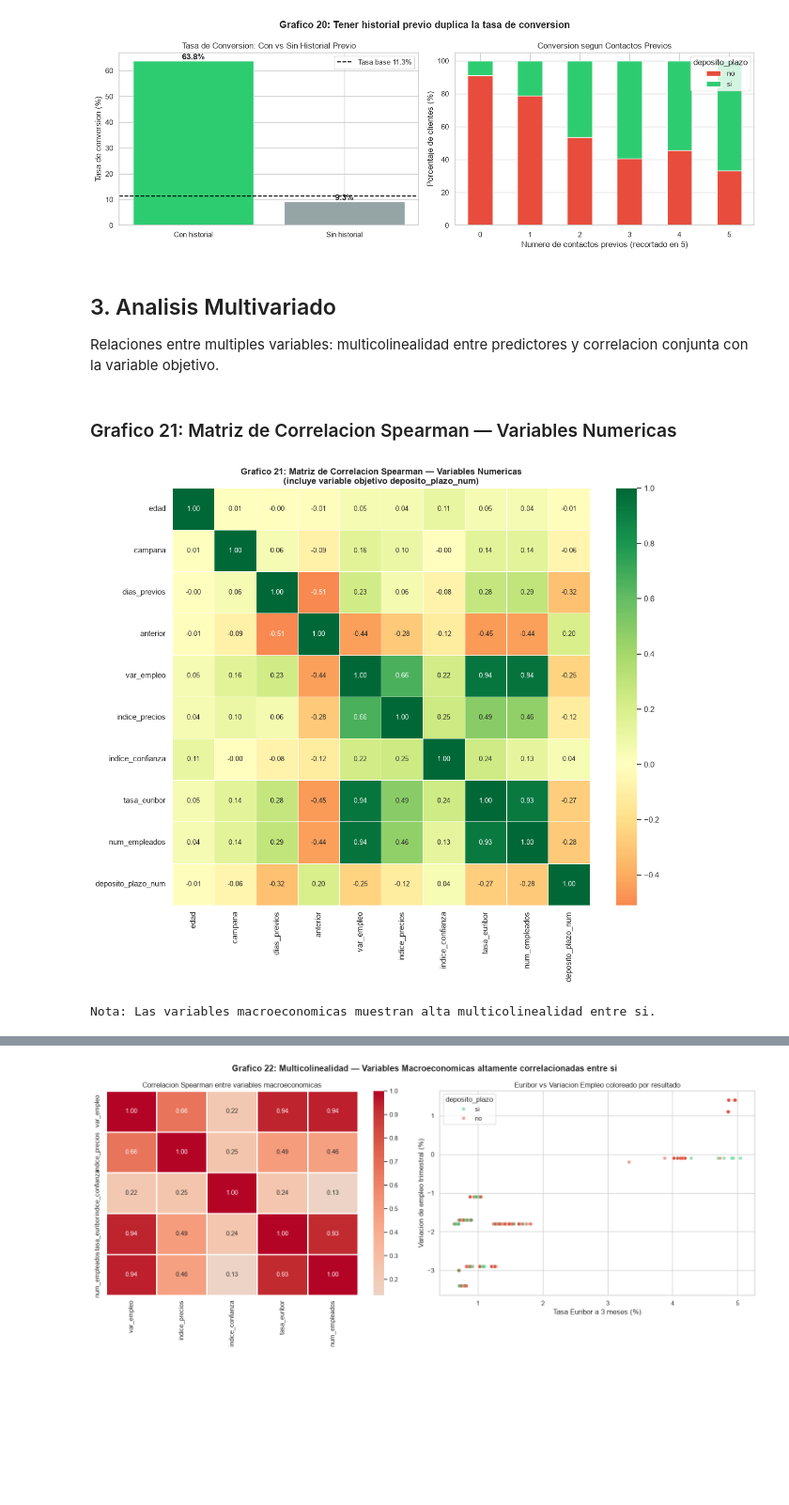
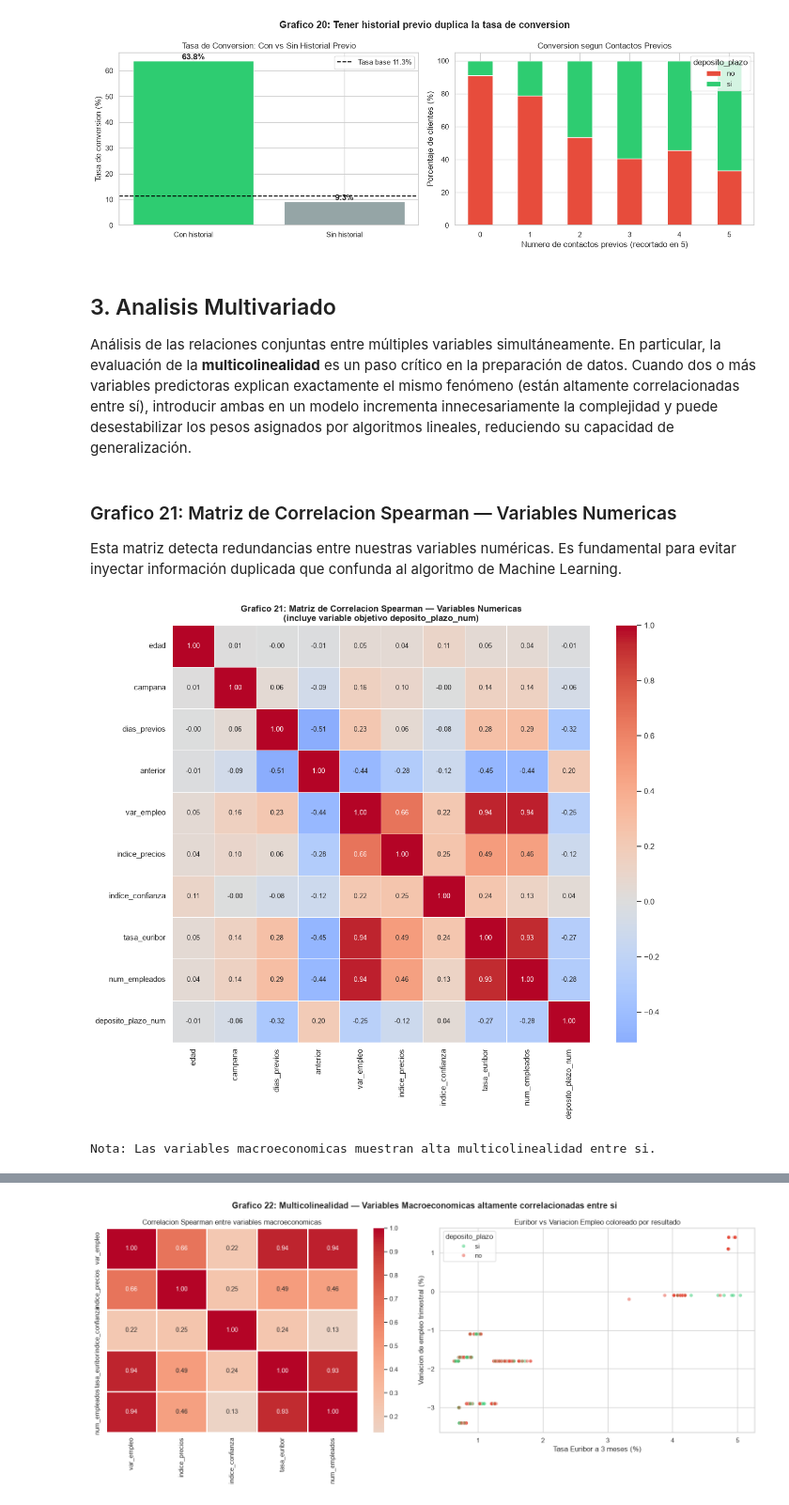
Before and after one commit to carlos31255/Ev3_preprocesamiento_banco, a Jupyter notebook: EV4_Analisis Exploratorio.ipynb, the cells around one changed output, grey strips where cells are left out. Shown at 94% size. Drawn from its saved outputs; the diff is of its cells as text; code cells hidden in the pictures; blank space fills up the shorter version.

```diff
--- a/EV4_Analisis Exploratorio.ipynb
+++ b/EV4_Analisis Exploratorio.ipynb
@@ -547,25 +587,27 @@ plt.show()
 # %% [markdown]
 ## 3. Analisis Multivariado
 
-Relaciones entre multiples variables: multicolinealidad entre predictores y correlacion conjunta con la variable objetivo.
+Análisis de las relaciones conjuntas entre múltiples variables simultáneamente. En particular, la evaluación de la **multicolinealidad** es un paso crítico en la preparación de datos. Cuando dos o más variables predictoras explican exactamente el mismo fenómeno (están altamente correlacionadas entre sí), introducir ambas en un modelo incrementa innecesariamente la complejidad y puede desestabilizar los pesos asignados por algoritmos lineales, reduciendo su capacidad de generalización.
 # %% [markdown]
 ### Grafico 21: Matriz de Correlacion Spearman — Variables Numericas
+
+Esta matriz detecta redundancias entre nuestras variables numéricas. Es fundamental para evitar inyectar información duplicada que confunda al algoritmo de Machine Learning.
 # %%
 num_cols_corr = ['edad','campana','dias_previos','anterior',
                  'var_empleo','indice_precios','indice_confianza','tasa_euribor',
                  'num_empleados','deposito_plazo_num']
 corr_matrix = df[num_cols_corr].corr(method='spearman')
 fig, ax = plt.subplots(figsize=(12, 10))
-sns.heatmap(corr_matrix, annot=True, fmt='.2f', cmap='RdYlGn', center=0,
+sns.heatmap(corr_matrix, annot=True, fmt='.2f', cmap='coolwarm', center=0,
             ax=ax, linewidths=0.5, annot_kws={'size':9}, square=True)
 ax.set_title('Grafico 21: Matriz de Correlacion Spearman — Variables Numericas\n'
              '(incluye variable objetivo deposito_plazo_num)', fontweight='bold')
 plt.tight_layout()
 plt.savefig('graficos/multivariado_correlacion_spearman.png', bbox_inches='tight', dpi=150)
 plt.show()
 print('Nota: Las variables macroeconomicas muestran alta multicolinealidad entre si.')
 # %% [output]
-[figure, old version]
+[figure, new version]
 Nota: Las variables macroeconomicas muestran alta multicolinealidad entre si.
 # %% [markdown]
 ### Grafico 22: Multicolinealidad — Variables Macroeconomicas
```
Also changed, not shown: parts of 46 cells of this notebook, 5 other files.
